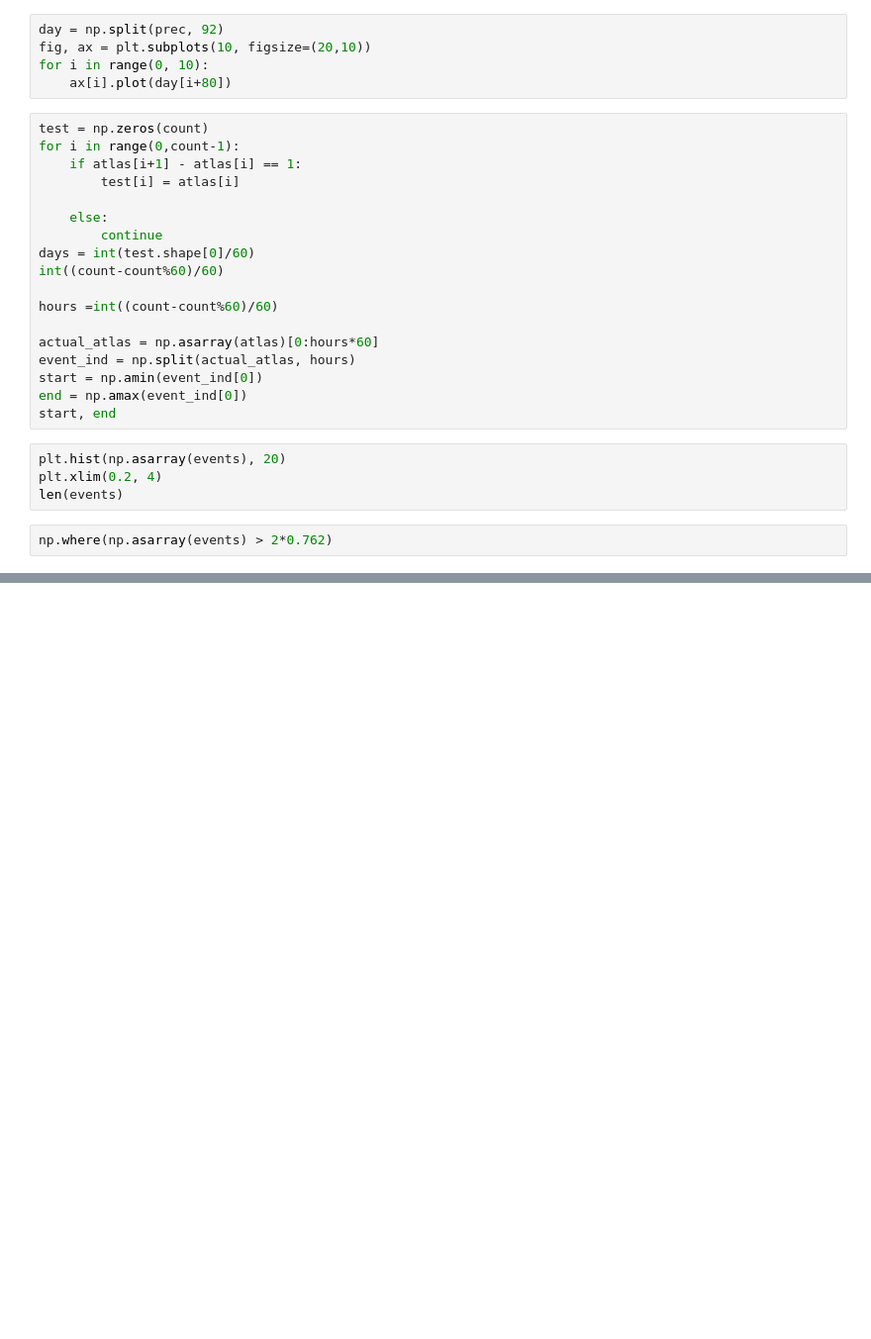
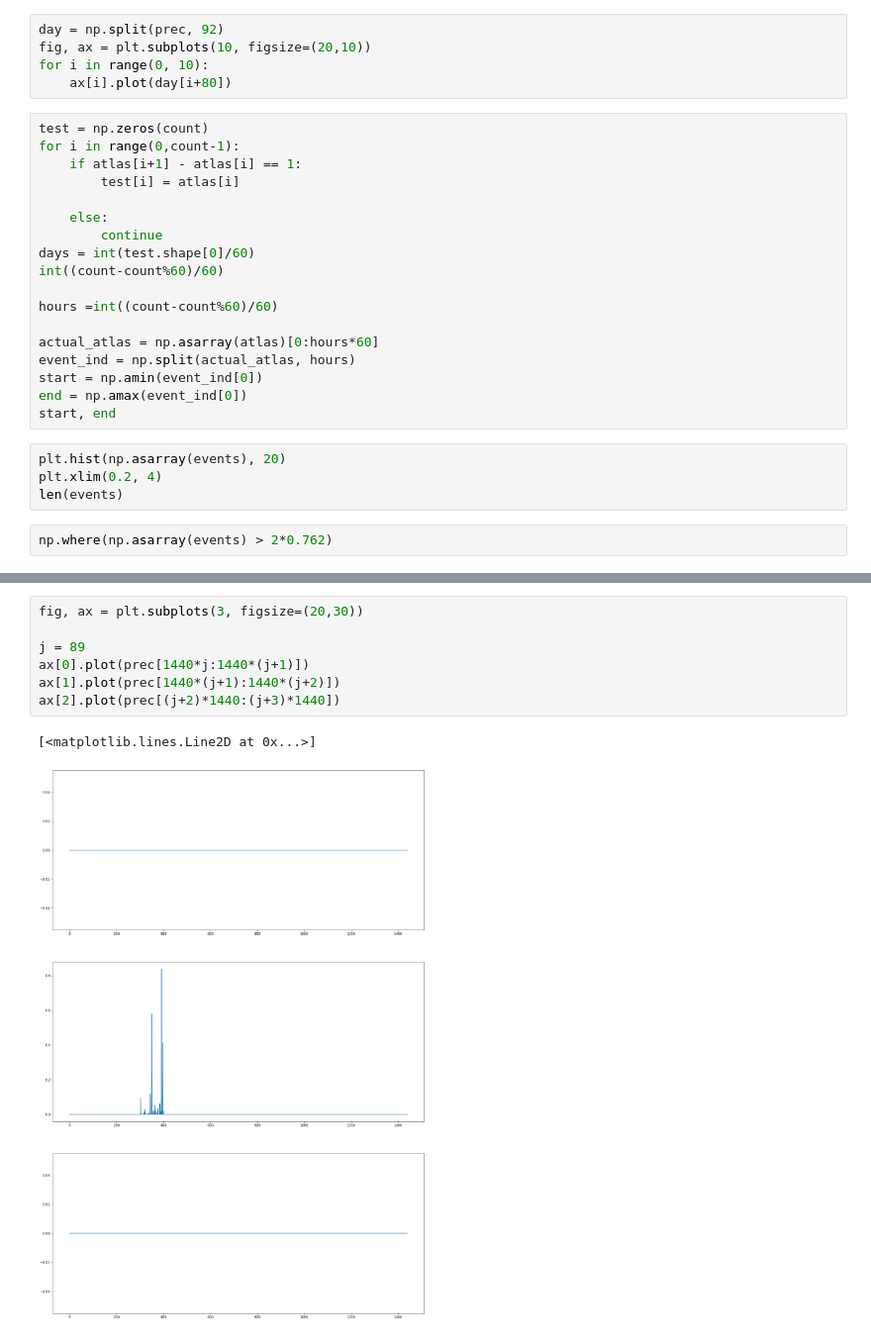
Before and after one commit to adam-bauer-34/climate-simp, a Jupyter notebook: OLLA/playground.ipynb, the cells around one changed output, grey strips where cells are left out. Shown: that part at 99% size. Drawn from its saved outputs; the diff is of its cells as text; blank space fills up the shorter version.

```diff
--- a/OLLA/playground.ipynb
+++ b/OLLA/playground.ipynb
@@ -521,0 +719,10 @@ np.where(np.asarray(events) > 2*0.762)
+# %%
+fig, ax = plt.subplots(3, figsize=(20,30))
+
+j = 89
+ax[0].plot(prec[1440*j:1440*(j+1)])
+ax[1].plot(prec[1440*(j+1):1440*(j+2)])
+ax[2].plot(prec[(j+2)*1440:(j+3)*1440])
+# %% [output]
+[<matplotlib.lines.Line2D at 0x...>]
+[figure, added]
```
Also changed, not shown: parts of 16 cells of this notebook, 4 other files.
